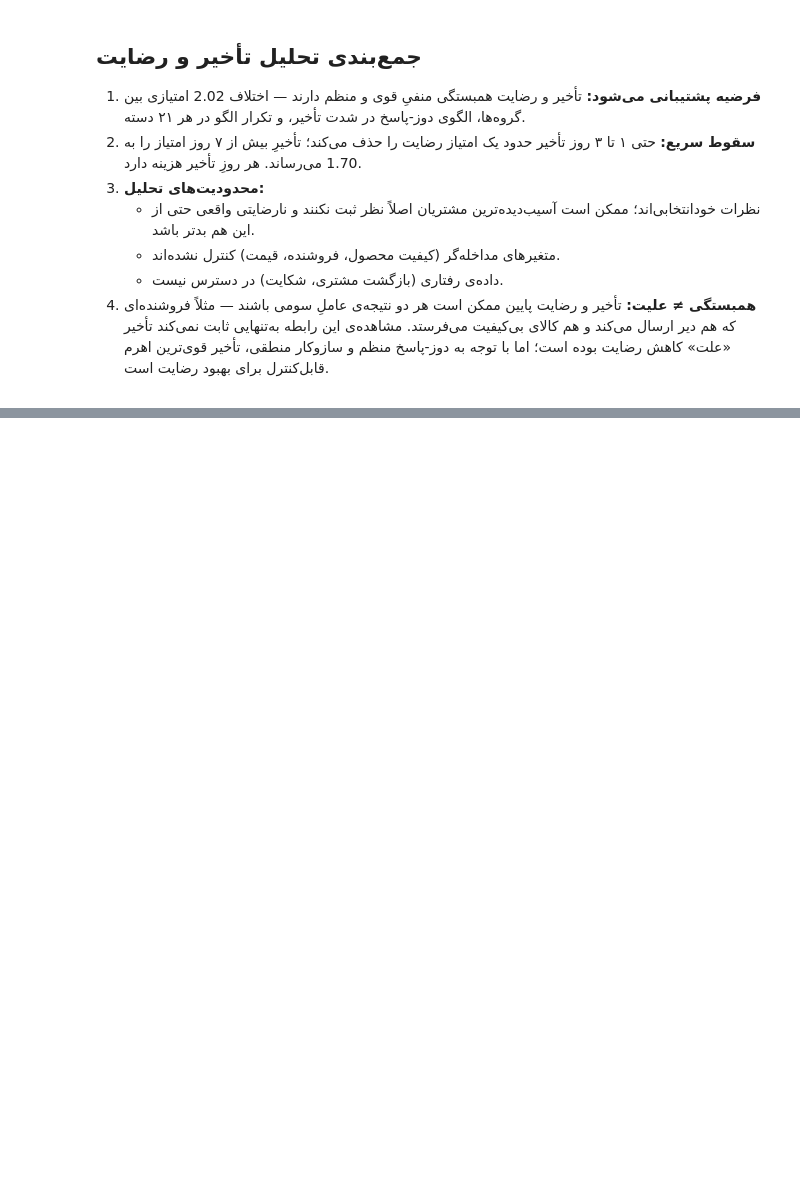
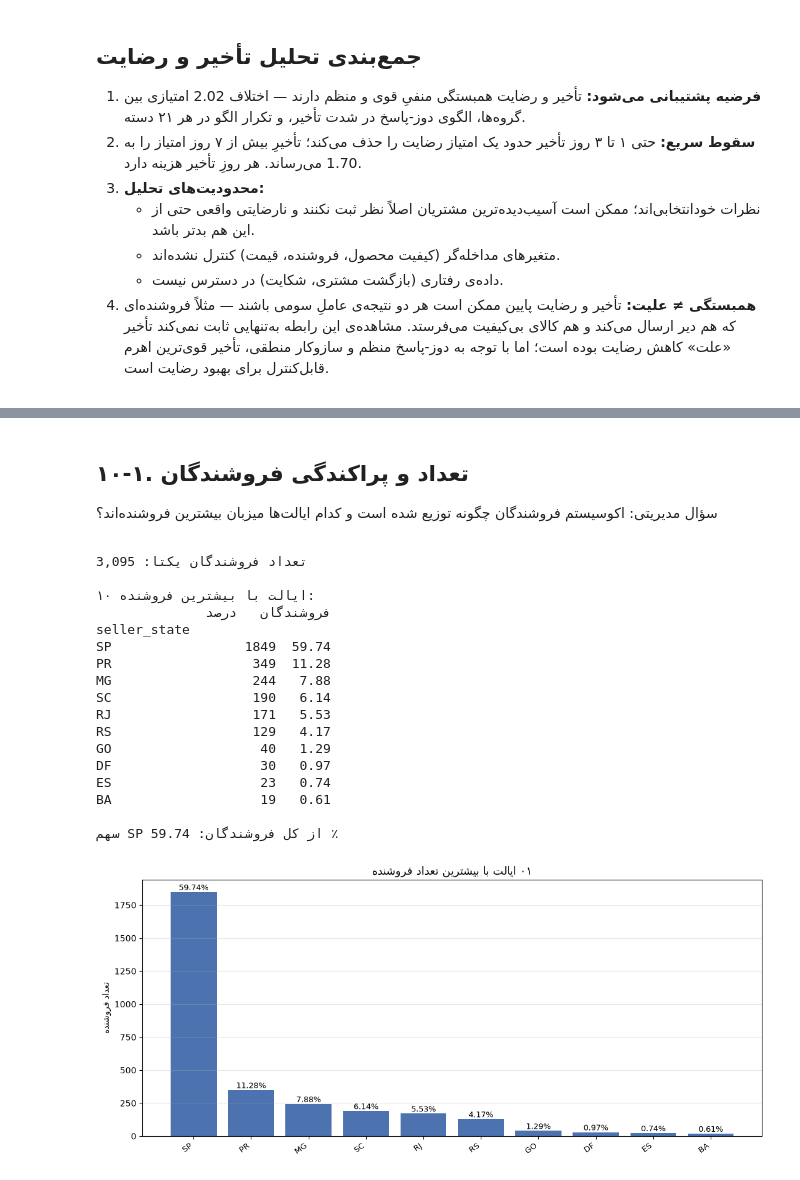
Before and after one commit to arashalidadi/olist-pro, a Jupyter notebook: olist_analysis.ipynb, the cells around one changed output, grey strips where cells are left out. Cells and saved outputs as stored; diff of their text form; code cells hidden in the pictures; blank space fills up the shorter version.

Commit message:
add stage 10 (seller performance analysis)

```diff
--- a/olist_analysis.ipynb
+++ b/olist_analysis.ipynb
@@ -3112,0 +3129,48 @@ fashion_bags_accessories    1808          4.36       2.19     101 2.17       5.6
+# %% [markdown]
+<div dir="rtl">
+
+## ۱۰-۱. تعداد و پراکندگی فروشندگان
+
+سؤال مدیریتی: اکوسیستم فروشندگان چگونه توزیع شده است و کدام ایالت‌ها میزبان بیشترین فروشنده‌اند؟
+
+</div>
+# %%
+n_sellers = sellers['seller_id'].nunique()
+print('تعداد فروشندگان یکتا:', f'{n_sellers:,}')
+state_sellers = sellers.groupby('seller_state')['seller_id'].nunique().sort_values(ascending=False)
+top10_states = state_sellers.head(10)
+state_pct = (state_sellers / n_sellers * 100).round(2)
+print()
+print('۱۰ ایالت با بیشترین فروشنده:')
+print(pd.DataFrame({'فروشندگان': top10_states, 'درصد': state_pct.head(10)}).to_string())
+print()
+print('سهم SP از کل فروشندگان:', state_pct.get('SP'), '٪')
+
+fig, ax = plt.subplots(figsize=(11, 5))
+bars = ax.bar(top10_states.index, top10_states.values, color='#4c72b0')
+ax.bar_label(bars, labels=[f'{p}%' for p in state_pct.head(10).values], fontsize=9)
+ax.set_title(fa('۱۰ ایالت با بیشترین تعداد فروشنده'), fontsize=13)
+ax.set_ylabel(fa('تعداد فروشنده'))
+plt.setp(ax.get_xticklabels(), rotation=35, ha='right', fontsize=9)
+ax.grid(axis='y', alpha=0.3)
+fig.tight_layout()
+plt.show()
+# %% [output]
+تعداد فروشندگان یکتا: 3,095
+
+۱۰ ایالت با بیشترین فروشنده:
+              فروشندگان   درصد
+seller_state
+SP                 1849  59.74
+PR                  349  11.28
+MG                  244   7.88
+SC                  190   6.14
+RJ                  171   5.53
+RS                  129   4.17
+GO                   40   1.29
+DF                   30   0.97
+ES                   23   0.74
+BA                   19   0.61
+
+سهم SP از کل فروشندگان: 59.74 ٪
+[figure, added]
```
Also changed, not shown: parts of 9 cells of this notebook, 1 other file.
